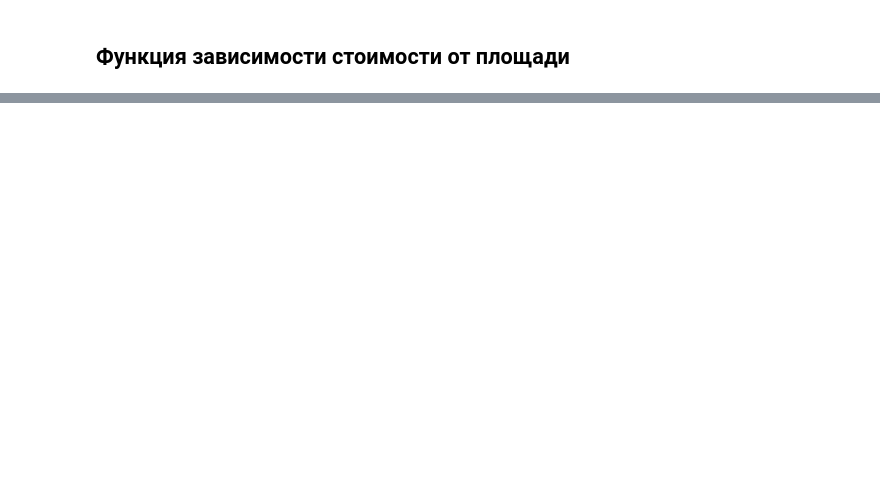
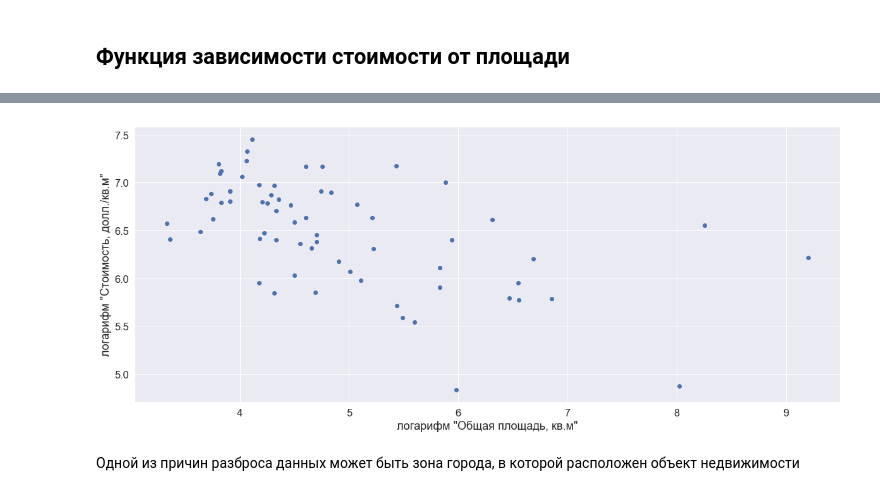
Before and after one commit to valeriich/ML, a Jupyter notebook: Zhytomir.ipynb, the cells around one changed output, grey strips where cells are left out. Cells and saved outputs as stored; diff of their text form; code cells hidden in the pictures; blank space fills up the shorter version.

```diff
--- a/Zhytomir.ipynb
+++ b/Zhytomir.ipynb
@@ -259,0 +343,8 @@ y = df[df['Total_area'] < 2000]['Price_per_sq_m'].tolist()
+# %%
+plt.plot(x, y, 'bo')
+plt.xlabel('логарифм "Общая площадь, кв.м"')
+plt.ylabel('логарифм "Стоимость, долл./кв.м"');
+# %% [output]
+[figure, added]
+# %% [markdown]
+Одной из причин разброса данных может быть зона города, в которой расположен объект недвижимости
```
Also changed, not shown: parts of 39 cells of this notebook.
